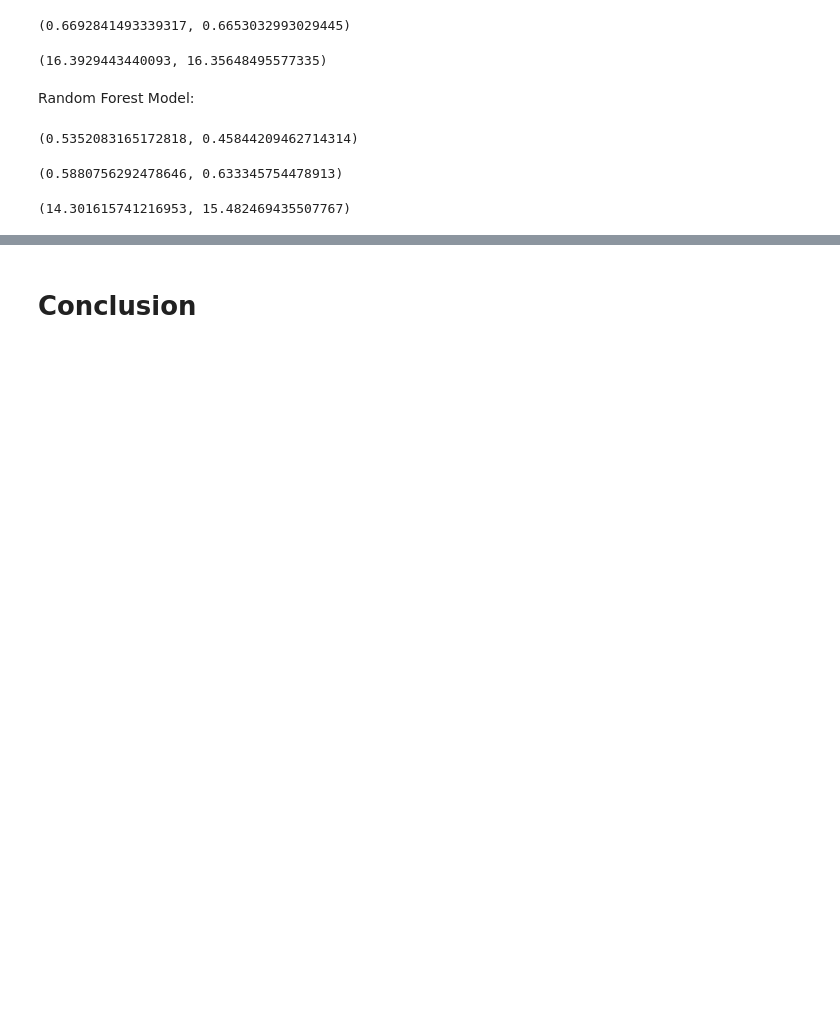
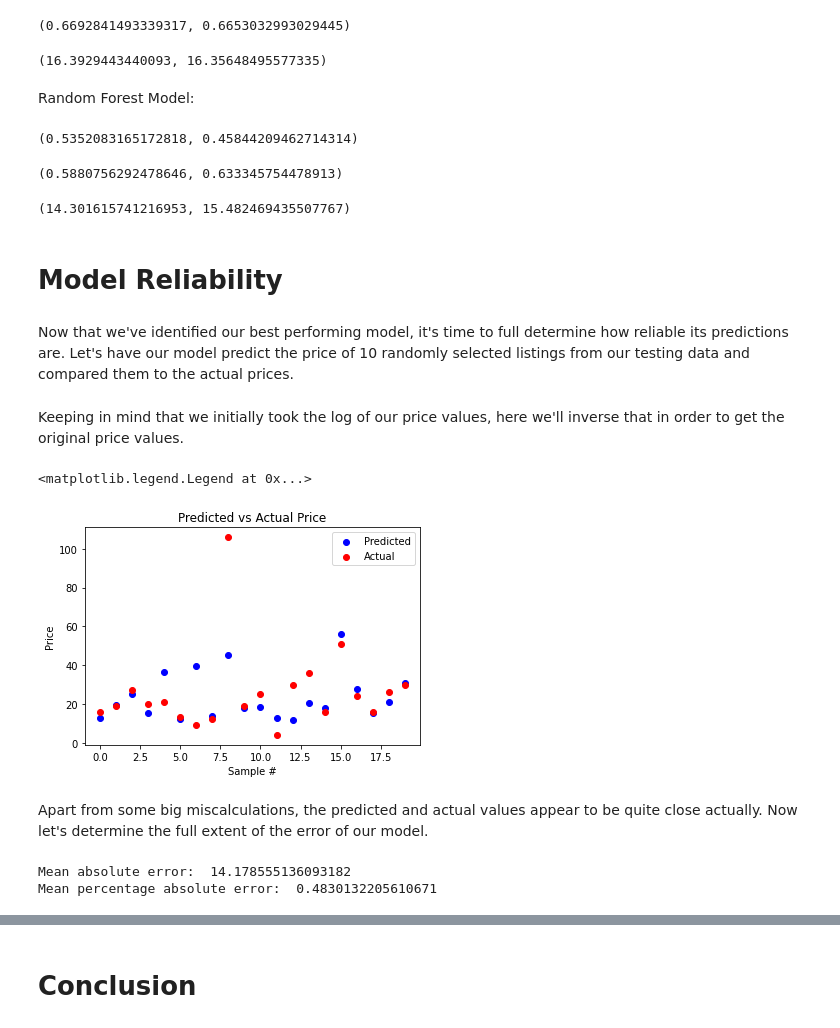
Before and after one commit to CroissantAhhh/GuidedCapstone2, a Jupyter notebook: MercariModeling.ipynb, the cells around one changed output, grey strips where cells are left out. Drawn from its saved outputs; the diff is of its cells as text; code cells hidden in the pictures; blank space fills up the shorter version.

```diff
--- a/MercariModeling.ipynb
+++ b/MercariModeling.ipynb
@@ -632,3 +632,38 @@ mean_absolute_error(y_train, y_predRFtr), mean_absolute_error(y_test, y_predRFte
 mean_absolute_percentage_error(y_train, y_predRFtr), mean_absolute_percentage_error(y_test, y_predRFte)
 # %% [output]
 (14.301615741216953, 15.482469435507767)
+# %% [markdown]
+# Model Reliability
+# %% [markdown]
+Now that we've identified our best performing model, it's time to full determine how reliable its predictions are. Let's have our model predict the price of 10 randomly selected listings from our testing data and compared them to the actual prices.
+# %%
+# Selecting the indices of 10 random samples
+import random
+sampleIndices = []
+
+for i in range(20):
+    x = random.randint(0, len(X_test) + 1)
+    sampleIndices.append(x)
+# %% [markdown]
+Keeping in mind that we initially took the log of our price values, here we'll inverse that in order to get the original price values.
+# %%
+pricePredict = []
+priceActual = []
+
+for i in range(20):
+    pp = RF_pipe4.predict(X_test.iloc[[sampleIndices[i]]])
+    pricePredict.append(2**pp)
+    pa = y_test[sampleIndices[i]]
+    priceActual.append(2**pa)
+# %%
+plt.scatter(range(20), pricePredict, c = 'b', label='Predicted')
+plt.scatter(range(20), priceActual, c = 'r', label='Actual')
+plt.xlabel('Sample #')
+plt.ylabel('Price')
+plt.title('Predicted vs Actual Price')
+plt.legend()
+# %% [output]
+<matplotlib.legend.Legend at 0x...>
+[figure, added]
+# %% [markdown]
+Apart from some big miscalculations, the predicted and actual values appear to be quite close actually. Now let's determine the full extent of the error of our model.
@@ -634,0 +687,6 @@ mean_absolute_percentage_error(y_train, y_predRFtr), mean_absolute_percentage_er
+# %%
+print("Mean absolute error: ", MAE)
+print("Mean percentage absolute error: ", MAPE)
+# %% [output]
+Mean absolute error:  14.178555136093182
+Mean percentage absolute error:  0.4830132205610671
```
Also changed, not shown: parts of 11 cells of this notebook, 8 other files.
